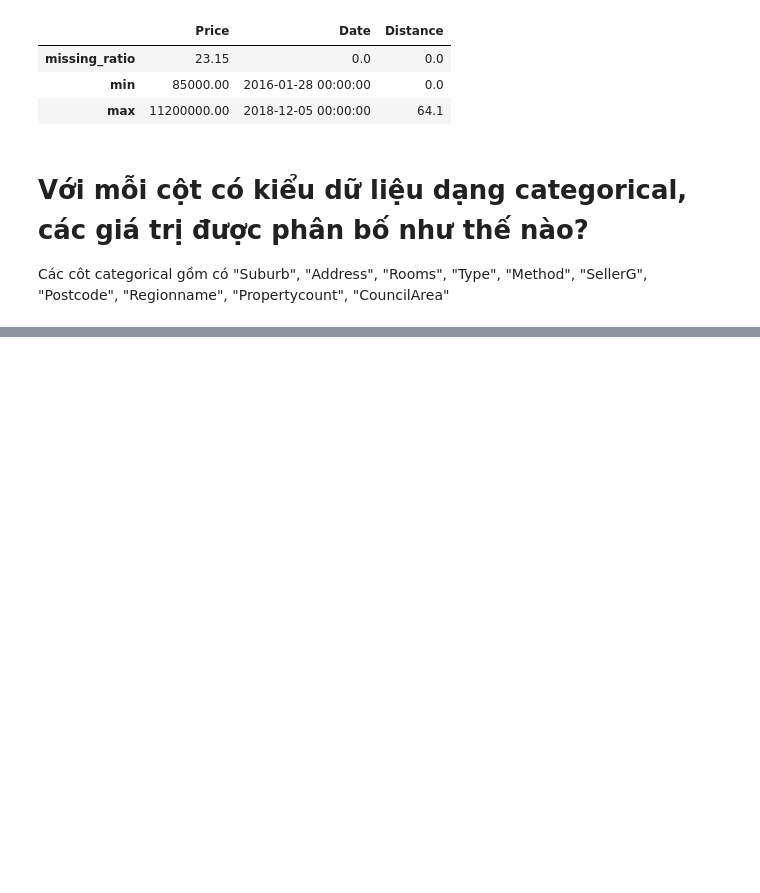
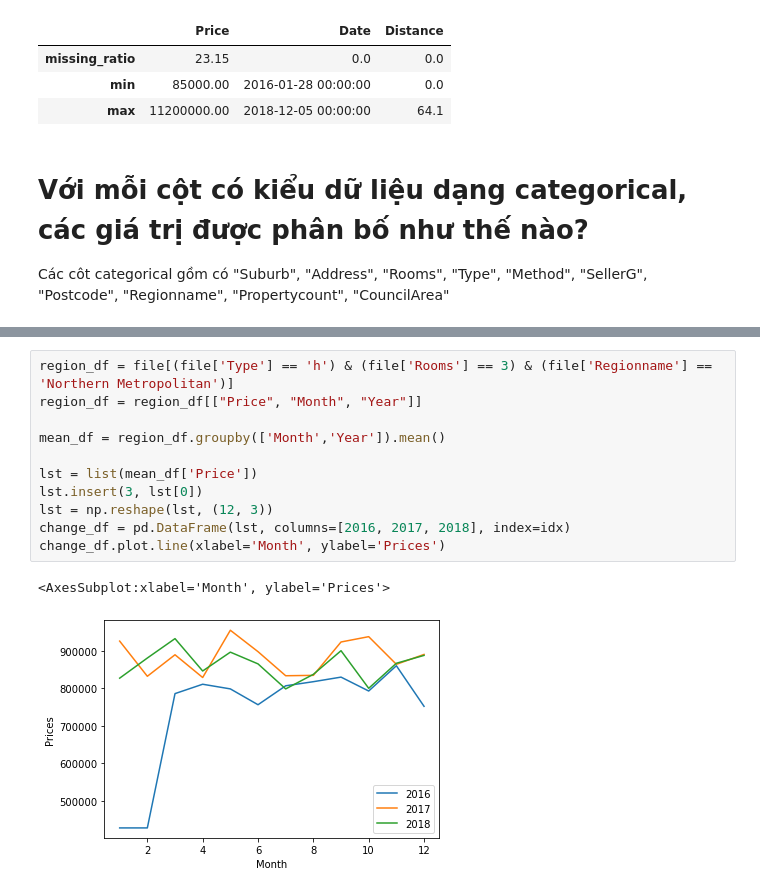
Before and after one commit to NguyenNamAnh-201/P4DS_FinalProject, a Jupyter notebook: MELBOURNE_HOUSE_PRICES_LESS.ipynb, the cells around one changed output, grey strips where cells are left out. Saved outputs shown, nothing was run; the diff lists cells and outputs as text; blank space fills up the shorter version.

```diff
--- a/MELBOURNE_HOUSE_PRICES_LESS.ipynb
+++ b/MELBOURNE_HOUSE_PRICES_LESS.ipynb
@@ -152,0 +207,14 @@ cate_col_profiles_df
+# %%
+region_df = file[(file['Type'] == 'h') & (file['Rooms'] == 3) & (file['Regionname'] == 'Northern Metropolitan')]
+region_df = region_df[["Price", "Month", "Year"]]
+
+mean_df = region_df.groupby(['Month','Year']).mean()
+
+lst = list(mean_df['Price'])
+lst.insert(3, lst[0])
+lst = np.reshape(lst, (12, 3))
+change_df = pd.DataFrame(lst, columns=[2016, 2017, 2018], index=idx)
+change_df.plot.line(xlabel='Month', ylabel='Prices')
+# %% [output]
+<AxesSubplot:xlabel='Month', ylabel='Prices'>
+[figure, added]
```
Also changed, not shown: parts of 7 cells of this notebook.
